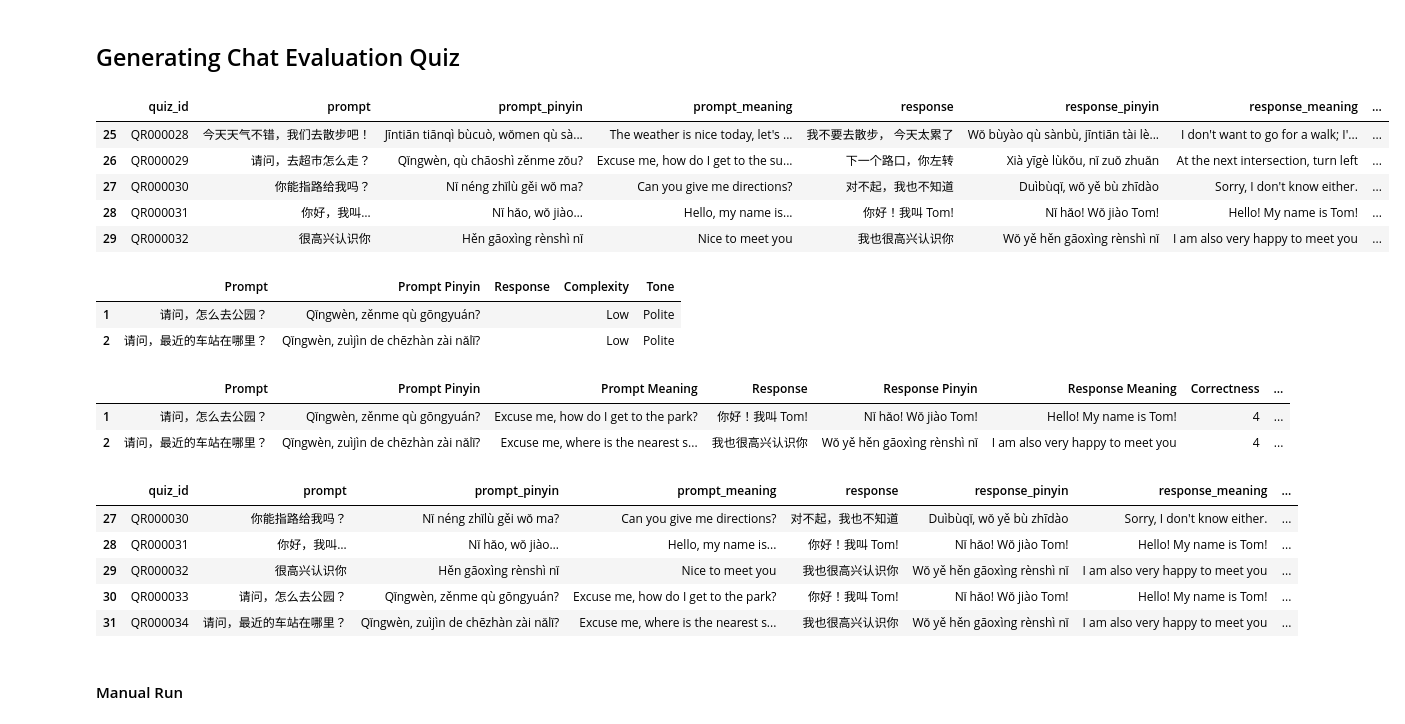
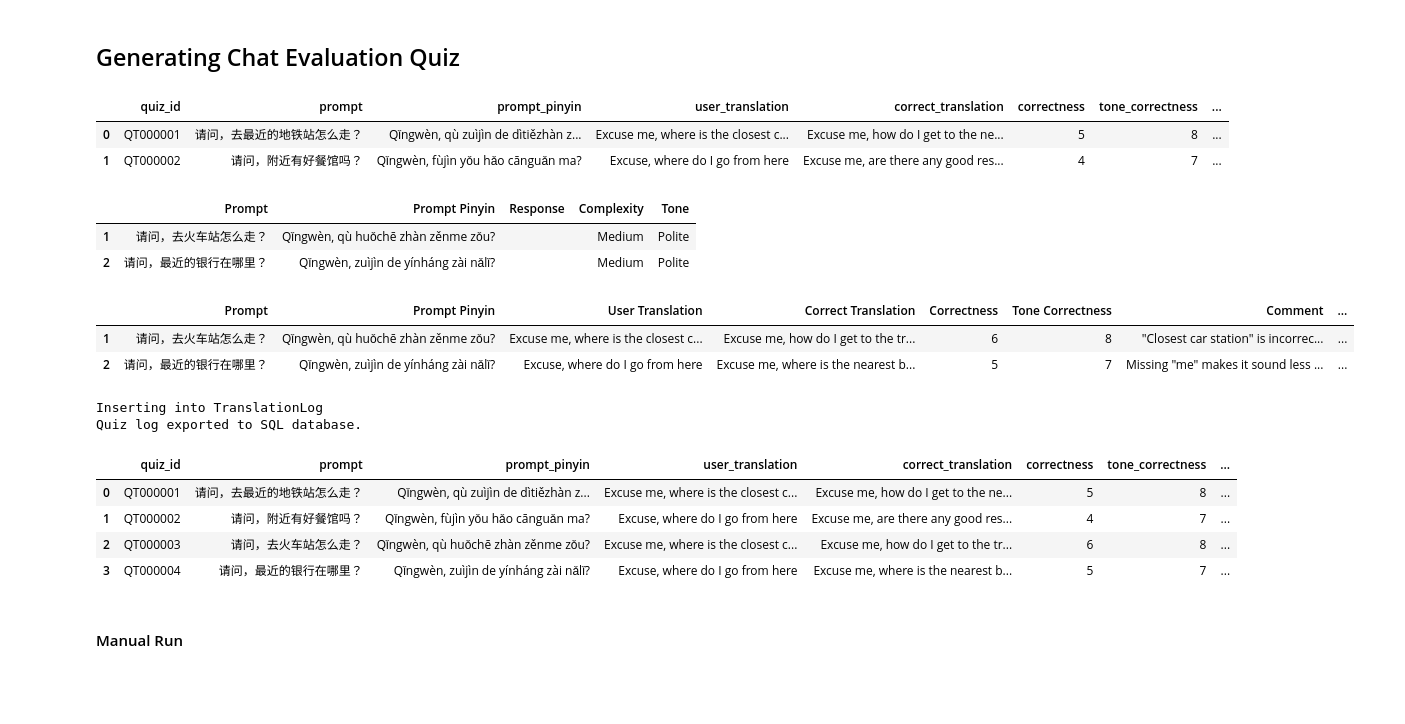
Before and after one commit to tuawong/GPT4LanguageLearning, a Jupyter notebook: GPT_ChineseQuiz.ipynb, the cells around one changed output. Drawn from its saved outputs; the diff is of its cells as text; code cells hidden in the pictures; blank space fills up the shorter version.

```diff
--- a/GPT_ChineseQuiz.ipynb
+++ b/GPT_ChineseQuiz.ipynb
@@ -55,14 +30,11 @@ from main.utils import parse_response_table
 # %%
 #response_log = load_dict(gsheet_mode=True, gsheet_name=gsheet_name, worksheet_name='ResponseLog')
 #response_log.columns = [col.lower().replace(' ', '_') for col in response_log.columns]
 
-response_log = pd.read_sql("SELECT * FROM ResponseLog", engine)
+response_log = pd.read_sql("SELECT * FROM TranslationLog", engine)
 response_log.tail()
 # %% [output]
-|  | quiz_id | prompt | prompt_pinyin | prompt_meaning | response | response_pinyin | response_meaning | ... |
-| 25 | QR000028 | 今天天气不错，我们去散步吧！ | Jīntiān tiānqì bùcuò, wǒmen qù sà... | The weather is nice today, let's ... | 我不要去散步， 今天太累了 | Wǒ bùyào qù sànbù, jīntiān tài lè... | I don't want to go for a walk; I'... | ... |
-| 26 | QR000029 | 请问，去超市怎么走？ | Qǐngwèn, qù chāoshì zěnme zǒu? | Excuse me, how do I get to the su... | 下一个路口，你左转 | Xià yīgè lùkǒu, nǐ zuǒ zhuǎn | At the next intersection, turn left | ... |
-| 27 | QR000030 | 你能指路给我吗？ | Nǐ néng zhǐlù gěi wǒ ma? | Can you give me directions? | 对不起，我也不知道 | Duìbùqǐ, wǒ yě bù zhīdào | Sorry, I don't know either. | ... |
-| 28 | QR000031 | 你好，我叫… | Nǐ hǎo, wǒ jiào… | Hello, my name is... | 你好！我叫 Tom! | Nǐ hǎo! Wǒ jiào Tom! | Hello! My name is Tom! | ... |
-| 29 | QR000032 | 很高兴认识你 | Hěn gāoxìng rènshì nǐ | Nice to meet you | 我也很高兴认识你 | Wǒ yě hěn gāoxìng rènshì nǐ | I am also very happy to meet you | ... |
+|  | quiz_id | prompt | prompt_pinyin | user_translation | correct_translation | correctness | tone_correctness | ... |
+| 0 | QT000001 | 请问，去最近的地铁站怎么走？ | Qǐngwèn, qù zuìjìn de dìtiězhàn z... | Excuse me, where is the closest c... | Excuse me, how do I get to the ne... | 5 | 8 | ... |
+| 1 | QT000002 | 请问，附近有好餐馆吗？ | Qǐngwèn, fùjìn yǒu hǎo cānguǎn ma? | Excuse, where do I go from here | Excuse me, are there any good res... | 4 | 7 | ... |
 # %%
@@ -71,12 +43,12 @@ response_gen = ResponseQuizGenerator(table_name='ResponseLog')
 response_gen.generate_response_quiz(
     situation ='Asking For Direction',
     num_phrases =2,
-    complexity = "Low",
+    complexity = "Medium",
     tone = "Polite",
     temp = 0.7,
     model = "gpt-4o-mini"
 )
 # %% [output]
 |  | Prompt | Prompt Pinyin | Response | Complexity | Tone |
-| 1 | 请问，怎么去公园？ | Qǐngwèn, zěnme qù gōngyuán? |  | Low | Polite |
-| 2 | 请问，最近的车站在哪里？ | Qǐngwèn, zuìjìn de chēzhàn zài nǎlǐ? |  | Low | Polite |
+| 1 | 请问，去火车站怎么走？ | Qǐngwèn, qù huǒchē zhàn zěnme zǒu? |  | Medium | Polite |
+| 2 | 请问，最近的银行在哪里？ | Qǐngwèn, zuìjìn de yínháng zài nǎlǐ? |  | Medium | Polite |
@@ -85,24 +57,27 @@ response_gen.provide_response(['你好！我叫 Tom!', '我也很高兴认识你
 # %%
 response_gen.evaluate_response(
     temp = 0.7,
-    model = "gpt-4o-mini"
+    model = "gpt-4o-mini",
+    mode = "translation"
 )
 # %% [output]
-|  | Prompt | Prompt Pinyin | Prompt Meaning | Response | Response Pinyin | Response Meaning | Correctness | ... |
-| 1 | 请问，怎么去公园？ | Qǐngwèn, zěnme qù gōngyuán? | Excuse me, how do I get to the park? | 你好！我叫 Tom! | Nǐ hǎo! Wǒ jiào Tom! | Hello! My name is Tom! | 4 | ... |
-| 2 | 请问，最近的车站在哪里？ | Qǐngwèn, zuìjìn de chēzhàn zài nǎlǐ? | Excuse me, where is the nearest s... | 我也很高兴认识你 | Wǒ yě hěn gāoxìng rènshì nǐ | I am also very happy to meet you | 4 | ... |
+|  | Prompt | Prompt Pinyin | User Translation | Correct Translation | Correctness | Tone Correctness | Comment | ... |
+| 1 | 请问，去火车站怎么走？ | Qǐngwèn, qù huǒchē zhàn zěnme zǒu? | Excuse me, where is the closest c... | Excuse me, how do I get to the tr... | 6 | 8 | "Closest car station" is incorrec... | ... |
+| 2 | 请问，最近的银行在哪里？ | Qǐngwèn, zuìjìn de yínháng zài nǎlǐ? | Excuse, where do I go from here | Excuse me, where is the nearest b... | 5 | 7 | Missing "me" makes it sound less ... | ... |
 # %%
-response_gen.output_quiz_log()
+response_gen.output_quiz_log(mode="translation")
+# %% [output]
+Inserting into TranslationLog
+Quiz log exported to SQL database.
 # %%
-response_log = pd.read_sql("SELECT * FROM ResponseLog", engine)
+response_log = pd.read_sql("SELECT * FROM TranslationLog", engine)
 response_log.tail()
 # %% [output]
-|  | quiz_id | prompt | prompt_pinyin | prompt_meaning | response | response_pinyin | response_meaning | ... |
-| 27 | QR000030 | 你能指路给我吗？ | Nǐ néng zhǐlù gěi wǒ ma? | Can you give me directions? | 对不起，我也不知道 | Duìbùqǐ, wǒ yě bù zhīdào | Sorry, I don't know either. | ... |
-| 28 | QR000031 | 你好，我叫… | Nǐ hǎo, wǒ jiào… | Hello, my name is... | 你好！我叫 Tom! | Nǐ hǎo! Wǒ jiào Tom! | Hello! My name is Tom! | ... |
-| 29 | QR000032 | 很高兴认识你 | Hěn gāoxìng rènshì nǐ | Nice to meet you | 我也很高兴认识你 | Wǒ yě hěn gāoxìng rènshì nǐ | I am also very happy to meet you | ... |
-| 30 | QR000033 | 请问，怎么去公园？ | Qǐngwèn, zěnme qù gōngyuán? | Excuse me, how do I get to the park? | 你好！我叫 Tom! | Nǐ hǎo! Wǒ jiào Tom! | Hello! My name is Tom! | ... |
-| 31 | QR000034 | 请问，最近的车站在哪里？ | Qǐngwèn, zuìjìn de chēzhàn zài nǎlǐ? | Excuse me, where is the nearest s... | 我也很高兴认识你 | Wǒ yě hěn gāoxìng rènshì nǐ | I am also very happy to meet you | ... |
+|  | quiz_id | prompt | prompt_pinyin | user_translation | correct_translation | correctness | tone_correctness | ... |
+| 0 | QT000001 | 请问，去最近的地铁站怎么走？ | Qǐngwèn, qù zuìjìn de dìtiězhàn z... | Excuse me, where is the closest c... | Excuse me, how do I get to the ne... | 5 | 8 | ... |
+| 1 | QT000002 | 请问，附近有好餐馆吗？ | Qǐngwèn, fùjìn yǒu hǎo cānguǎn ma? | Excuse, where do I go from here | Excuse me, are there any good res... | 4 | 7 | ... |
+| 2 | QT000003 | 请问，去火车站怎么走？ | Qǐngwèn, qù huǒchē zhàn zěnme zǒu? | Excuse me, where is the closest c... | Excuse me, how do I get to the tr... | 6 | 8 | ... |
+| 3 | QT000004 | 请问，最近的银行在哪里？ | Qǐngwèn, zuìjìn de yínháng zài nǎlǐ? | Excuse, where do I go from here | Excuse me, where is the nearest b... | 5 | 7 | ... |
 # %% [markdown]
 #### Manual Run
 # %%
```
Also changed, not shown: parts of 5 cells of this notebook, 1 other file.
